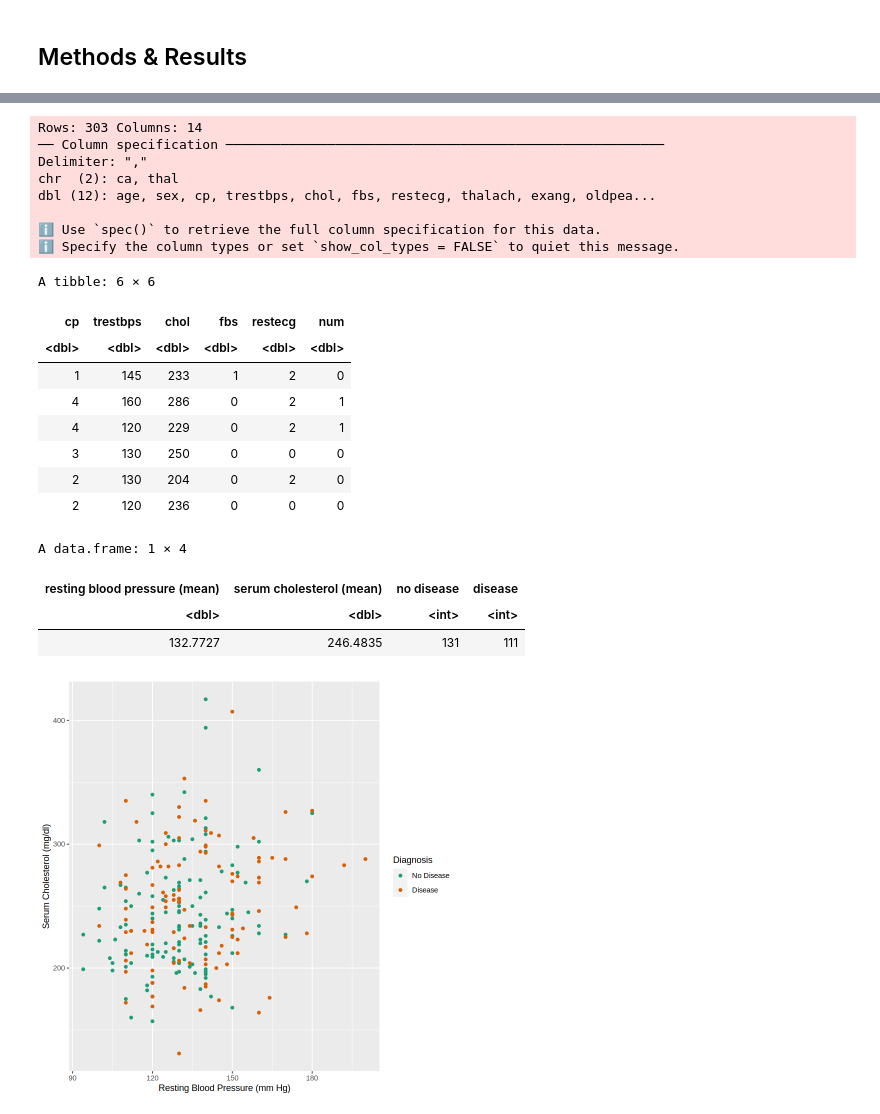
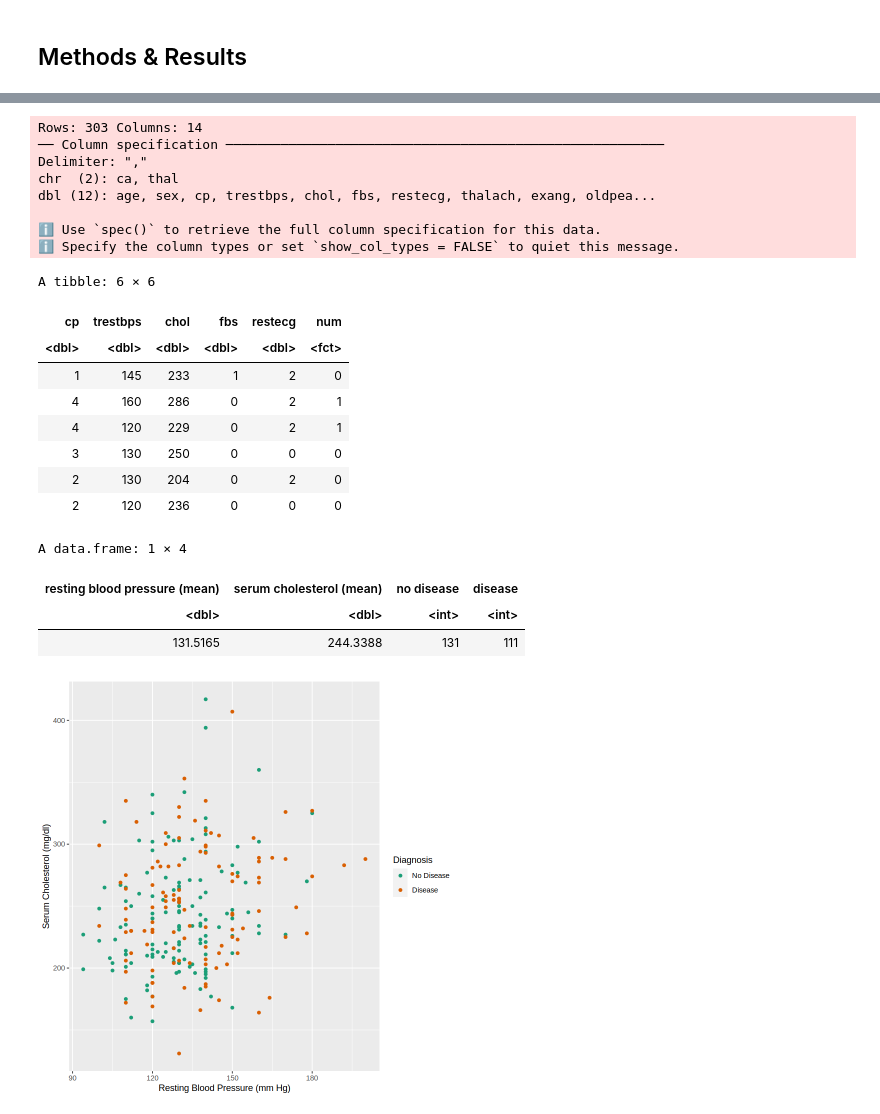
Before and after one commit to altarrok/dsci-100-2023w1-group-44, a Jupyter notebook: report.ipynb, the cells around one changed output, grey strips where cells are left out. Saved outputs shown, nothing was run; the diff lists cells and outputs as text; code cells hidden in the pictures.

```diff
--- a/report.ipynb
+++ b/report.ipynb
@@ -32,25 +32,27 @@ library(RColorBrewer)
 # %%
 set.seed(1)
 # creating column names for our data as it does not contain
 our_col_names <- c("age", "sex", "cp", "trestbps", "chol", "fbs", "restecg", "thalach", "exang", "oldpeak", "slope", "ca", "thal", "num")
 
 # reading in our data and storing as an object
 heart_data <- read_csv("data/processed.cleveland.data", col_names = our_col_names) |>
     select(cp, trestbps, chol, fbs, restecg, num) |>
-    mutate(num = ifelse(num %in% c(1, 2, 3, 4), 1, num))
+    mutate(num = ifelse(num %in% c(1, 2, 3, 4), 1, num)) |>
+    mutate(num = as_factor(num))
+
 head(heart_data)
 # %% [output]
 Rows: 303 Columns: 14
 ── Column specification ────────────────────────────────────────────────────────
 Delimiter: ","
 chr  (2): ca, thal
 dbl (12): age, sex, cp, trestbps, chol, fbs, restecg, thalach, exang, oldpea...
 
 ℹ Use `spec()` to retrieve the full column specification for this data.
 ℹ Specify the column types or set `show_col_types = FALSE` to quiet this message.
 A tibble: 6 × 6
 | cp | trestbps | chol | fbs | restecg | num |
-| <dbl> | <dbl> | <dbl> | <dbl> | <dbl> | <dbl> |
+| <dbl> | <dbl> | <dbl> | <dbl> | <dbl> | <fct> |
 | 1 | 145 | 233 | 1 | 2 | 0 |
 | 4 | 160 | 286 | 0 | 2 | 1 |
 | 4 | 120 | 229 | 0 | 2 | 1 |
@@ -92,7 +94,7 @@ summary_table
 A data.frame: 1 × 4
 | resting blood pressure (mean) | serum cholesterol (mean) | no disease | disease |
 | <dbl> | <dbl> | <int> | <int> |
-| 132.7727 | 246.4835 | 131 | 111 |
+| 131.5165 | 244.3388 | 131 | 111 |
 # %%
 visualization1 <- train_data |>
     ggplot(aes(x=trestbps,  y=chol, colour= as_factor(num))) +
```
Also changed, not shown: parts of 2 cells of this notebook.
